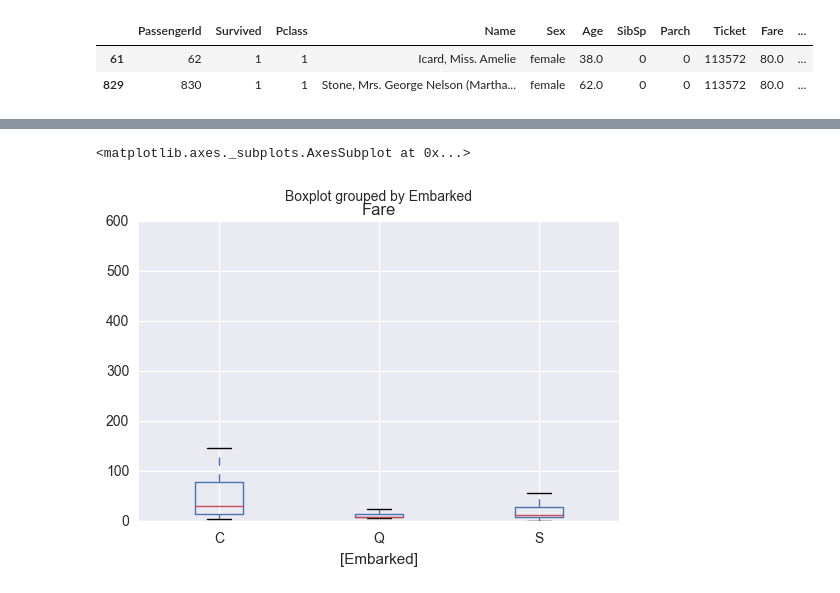
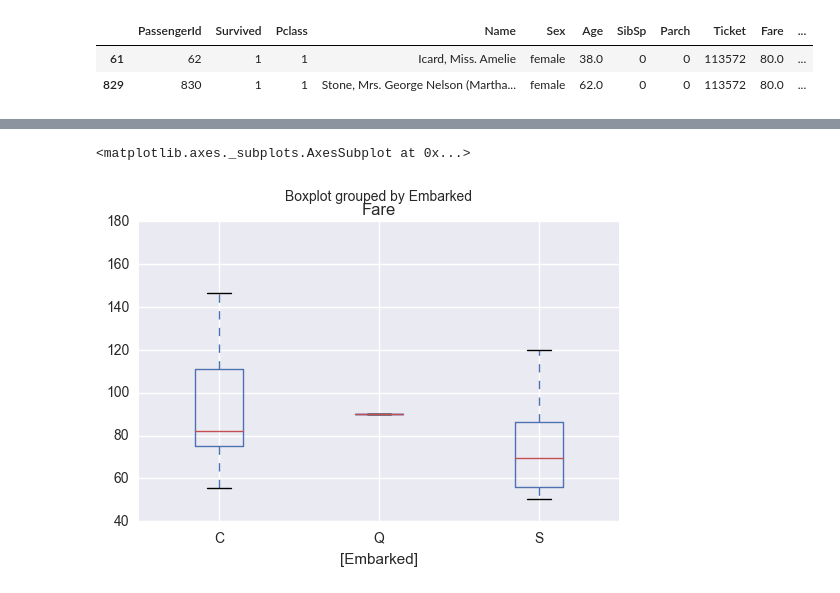
Before and after one commit to smkim235/kaggle, a Jupyter notebook: titanic_survival/1. Titanic - Data Exploration.ipynb, the cells around one changed output, grey strips where cells are left out. Drawn from its saved outputs; the diff is of its cells as text; code cells hidden in the pictures.

```diff
--- a/titanic_survival/1. Titanic - Data Exploration.ipynb
+++ b/titanic_survival/1. Titanic - Data Exploration.ipynb
@@ -249,5 +255,5 @@ df[df.Embarked.isnull()]
 # %%
-df[['Embarked','Fare']].boxplot(by='Embarked')
+df[['Embarked','Fare']][(df.Fare > 50) & (df.Fare < 200)].boxplot(by='Embarked')
 # %% [output]
 <matplotlib.axes._subplots.AxesSubplot at 0x...>
-[figure, old version]
+[figure, new version]
```
Also changed, not shown: parts of 5 cells of this notebook.
